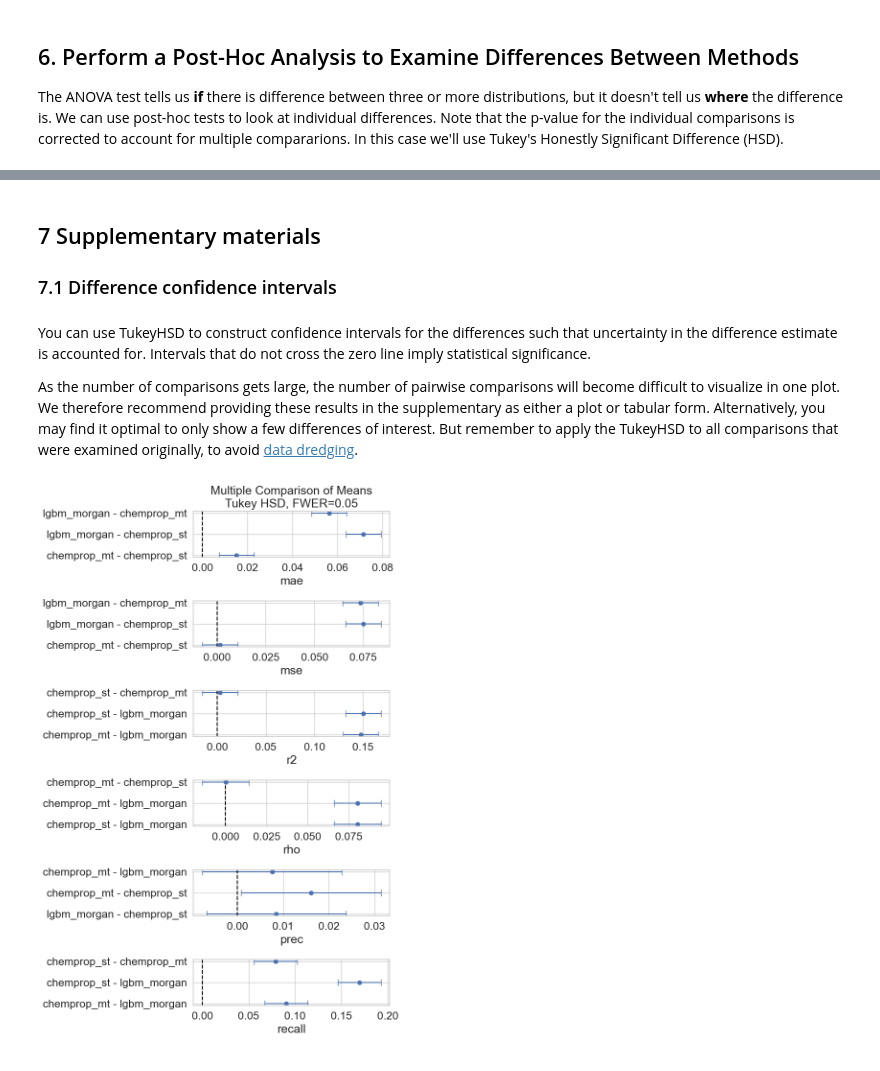
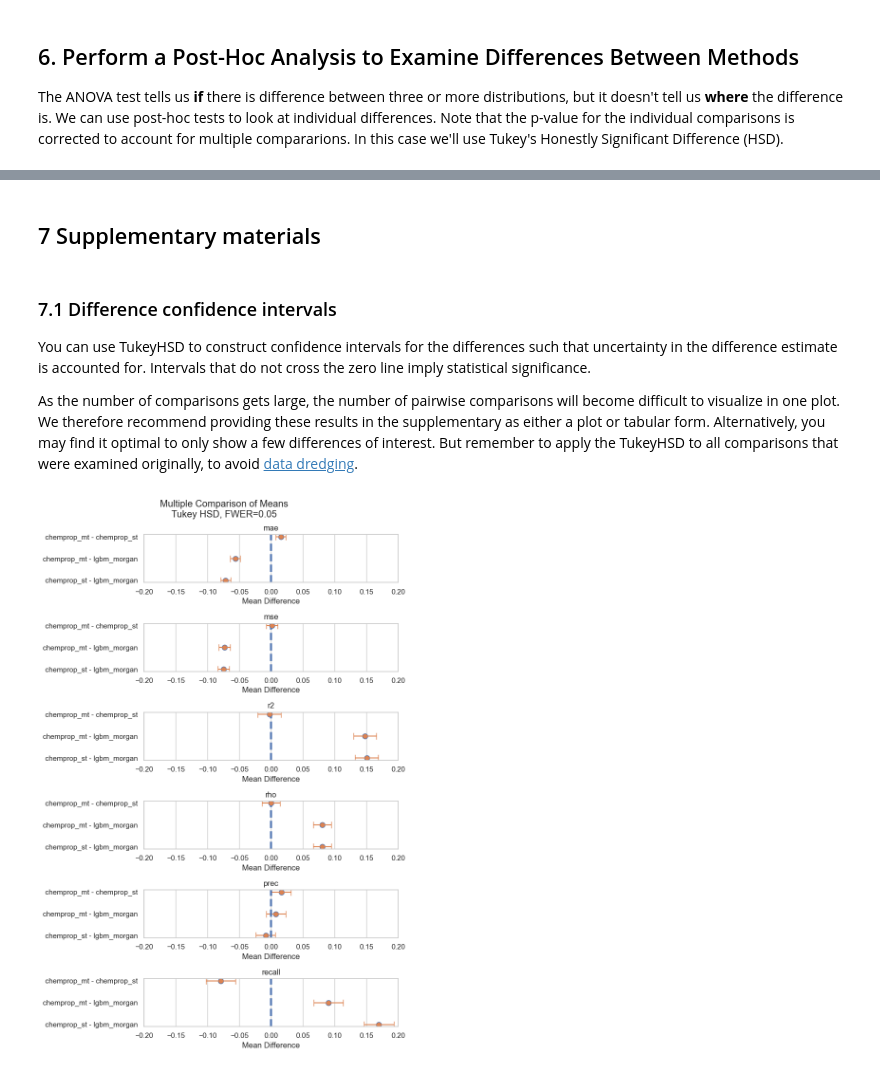
Before and after one commit to polaris-hub/polaris-method-comparison, a Jupyter notebook: ADME_example/ML_Regression_Comparison.ipynb, the cells around one changed output, grey strips where cells are left out. Saved outputs shown, nothing was run; the diff lists cells and outputs as text; code cells hidden in the pictures.

```diff
--- a/ADME_example/ML_Regression_Comparison.ipynb
+++ b/ADME_example/ML_Regression_Comparison.ipynb
@@ -487,13 +176,11 @@ make_scatterplot(df_input)
 # %% [markdown]
 ## 7 Supplementary materials
-### 7.1 Difference confidence intervals
 # %% [markdown]
+### 7.1 Difference confidence intervals
 You can use TukeyHSD to construct confidence intervals for the differences such that uncertainty in the difference estimate is accounted for. Intervals that do not cross the zero line imply statistical significance.
 
 As the number of comparisons gets large, the number of pairwise comparisons will become difficult to visualize in one plot. We therefore recommend providing these results in the supplementary as either a plot or tabular form. Alternatively, you may find it optimal to only show a few differences of interest. But remember to apply the TukeyHSD to all comparisons that were examined originally, to avoid [data dredging](https://en.wikipedia.org/wiki/Data_dredging).
-# %%
-make_mean_diff_ci_plot_grid(df_scaffold_split, metrics=metric_ls,
-                            metric_names=metric_ls,
-                            group_col="method", figsize=(8, 12), font_size=2)
-# %% [output]
-[figure, removed]
+# %%
+make_ci_plot_grid(df_scaffold_split, metric_ls, "method")
+# %% [output]
+[figure, added]
```
Also changed, not shown: parts of 34 cells of this notebook, 1 other file.
